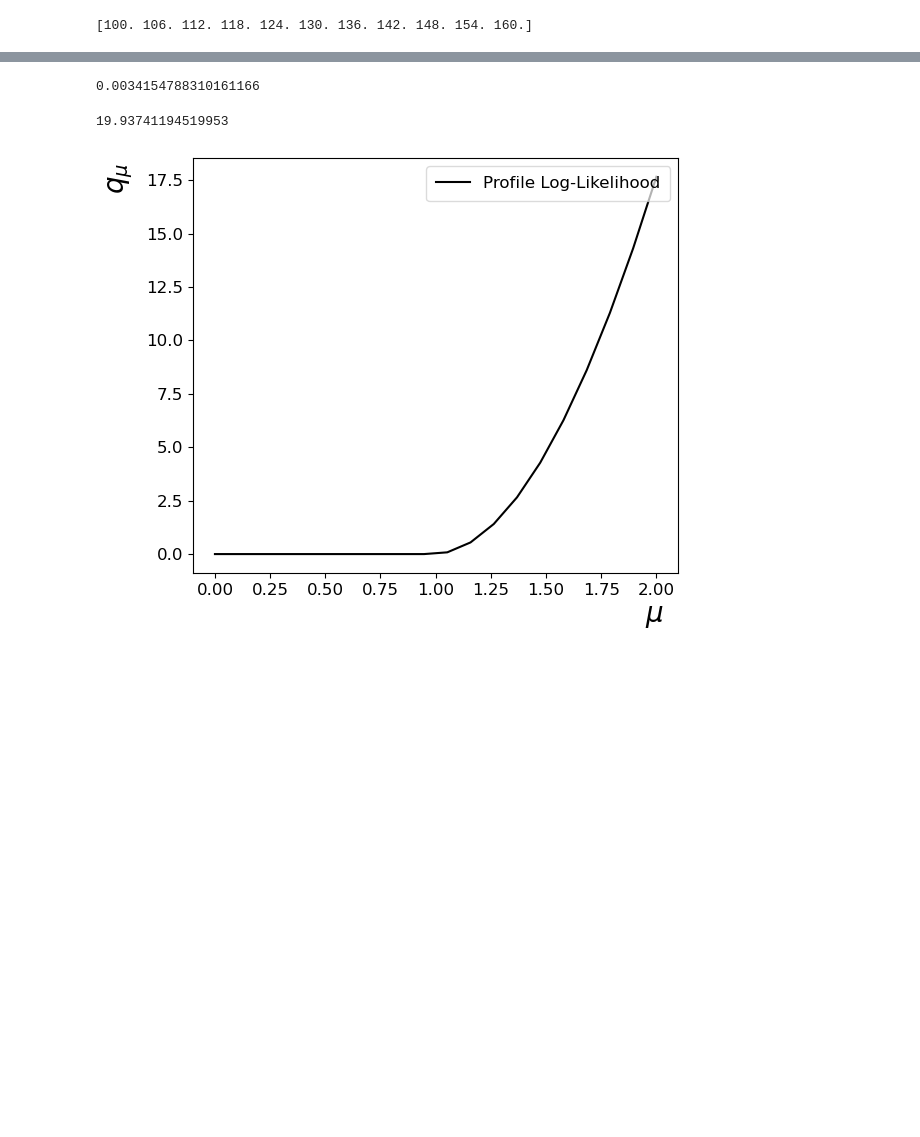
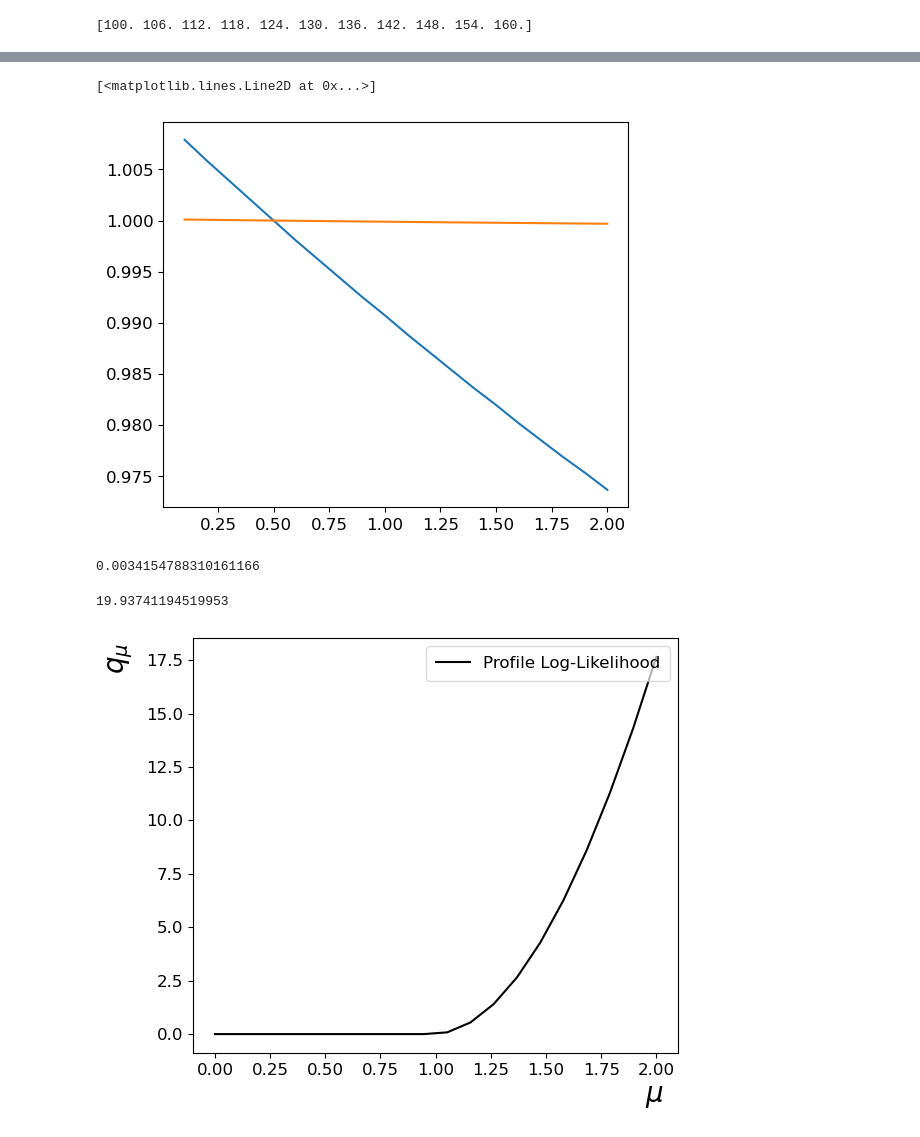
Before and after one commit to asegura4488/StatsHEP, a Jupyter notebook: Systematic/ProfileLikelihood/ProfileLikelihood.ipynb, the cells around one changed output, grey strips where cells are left out. Saved outputs shown, nothing was run; the diff lists cells and outputs as text; code cells hidden in the pictures; blank space fills up the shorter version.

```diff
--- a/Systematic/ProfileLikelihood/ProfileLikelihood.ipynb
+++ b/Systematic/ProfileLikelihood/ProfileLikelihood.ipynb
@@ -122,0 +120,13 @@ muhat
+# %%
+# Vamos hacer el scanpara encontrar el double hat e
+def GetProfile(mu):
+
+    doublehat = np.zeros_like(mu)
+    p0 = [0.5]
+
+    for i in range(len(mu)):
+        bounds =  ((0,10),)
+        result = spo.minimize( GetJointLogLikelihood, p0, args=(mu[i],n,b,s), bounds=bounds, options={"disp":False}, method='Nelder-Mead' )
+        doublehat[i] = result.x[0]
+
+    return doublehat
@@ -122,0 +141,5 @@ muhat
+# %%
+def Profile(mu,n,b,s,sigma = 0.05):
+    #print(n,b,s)
+    perfil = ( ( b[0] - mu*s[0] - b[0]*sigma**2) + np.sqrt( ( b[0] + mu*s[0] - b[0]*sigma**2)**2 + 4*b[0]*n[0]*sigma**2 ))/ (2*b[0])
+    return perfil
@@ -123,3 +153,11 @@ muhat
+# %%
+fig = plt.figure()
+ax = fig.add_subplot(1,1,1)
+ax.plot(mu,doublehat)
+ax.plot(mu,Profile(mu,n,b,s))
+# %% [output]
+[<matplotlib.lines.Line2D at 0x...>]
+[figure, added]
 # %%
 def GetqmObs(mu,n,b,s):
 
```
Also changed, not shown: parts of 10 cells of this notebook.
